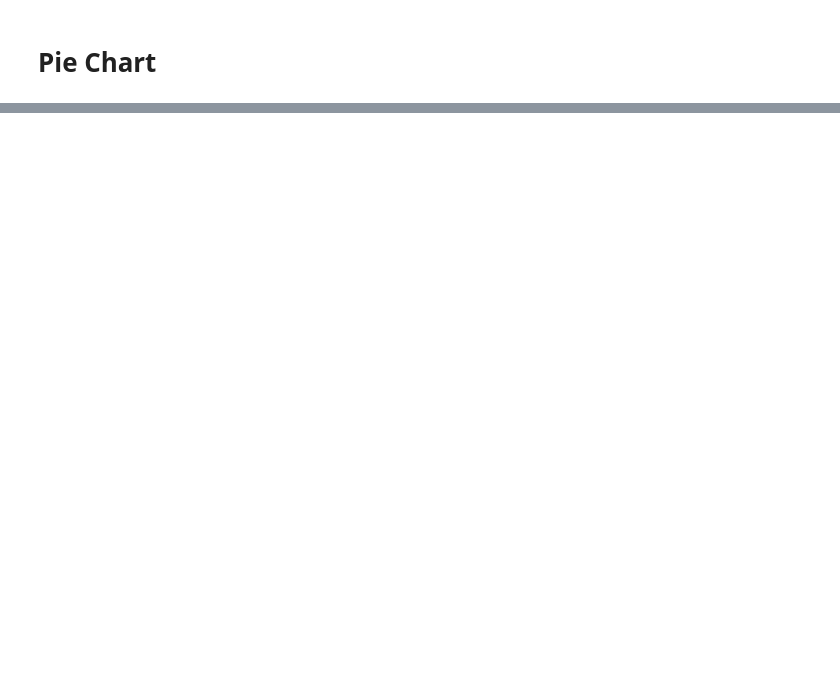
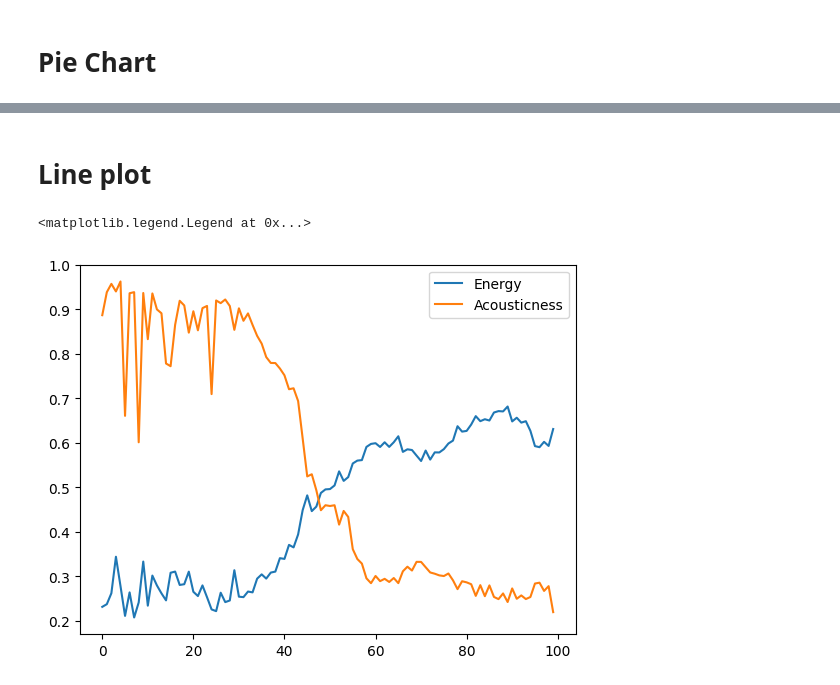
Before and after one commit to algebrabender/NSWEProject, a Jupyter notebook: matplotlib.ipynb, the cells around one changed output, grey strips where cells are left out. Cells and saved outputs as stored; diff of their text form; code cells hidden in the pictures; blank space fills up the shorter version.

```diff
--- a/matplotlib.ipynb
+++ b/matplotlib.ipynb
@@ -44,0 +101,10 @@ data.groupby(['key']).size().plot(kind='pie', colormap='tab20')
+# %% [markdown]
+# Line plot
+# %%
+fig, ax = plt.subplots()
+ax.plot(year_data['energy'], label='Energy')
+ax.plot(year_data['acousticness'], label = 'Acousticness')
+ax.legend()
+# %% [output]
+<matplotlib.legend.Legend at 0x...>
+[figure, added]
```
Also changed, not shown: parts of 14 cells of this notebook.
